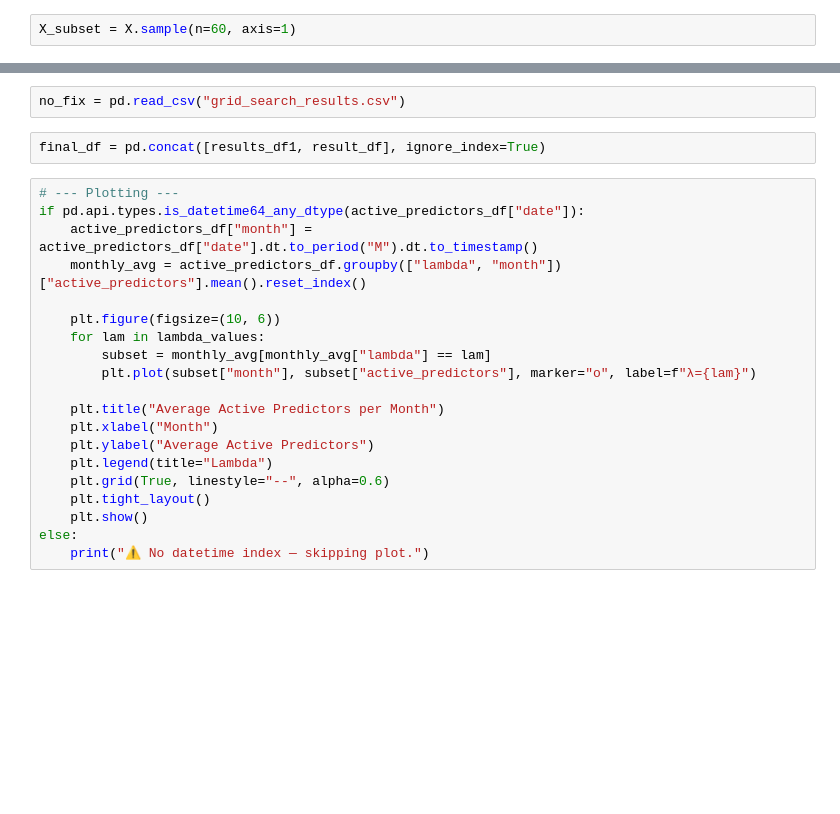
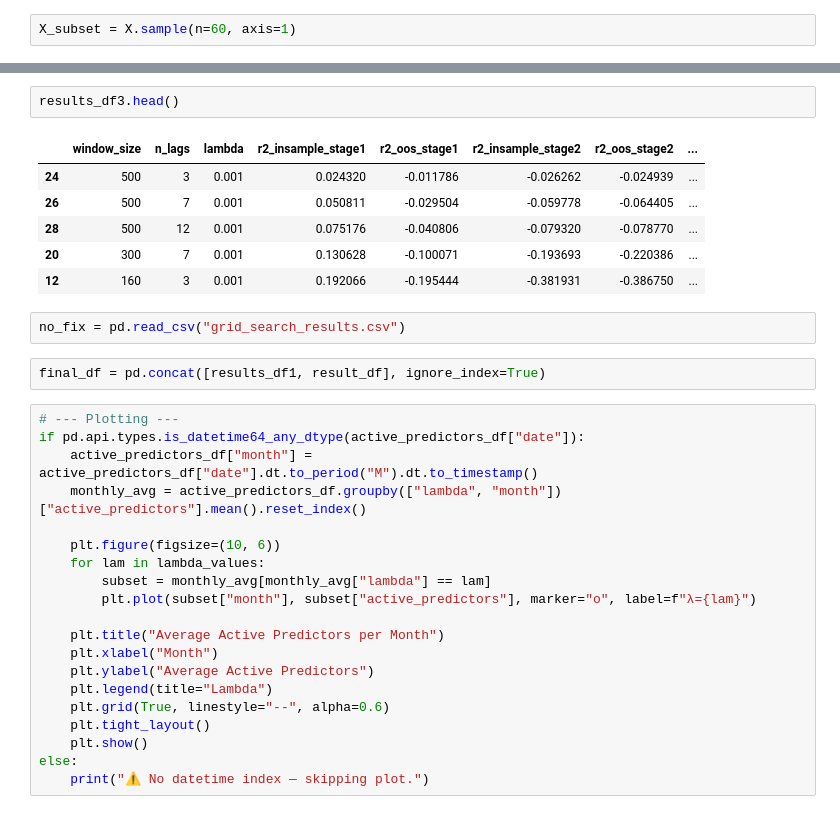
Before and after one commit to TommasoDF/Lasso_paper, a Jupyter notebook: Empirical/scripts/lasso_11_2025/stage1_stage2_routine.ipynb, the cells around one changed output, grey strips where cells are left out. Cells and saved outputs as stored; diff of their text form; blank space fills up the shorter version.

Commit message:
corrected stage2

```diff
--- a/Empirical/scripts/lasso_11_2025/stage1_stage2_routine.ipynb
+++ b/Empirical/scripts/lasso_11_2025/stage1_stage2_routine.ipynb
@@ -231,4 +245,13 @@ Lambda selection: fixed (α=0.0001)
 ... (40 outputs left out)
+# %%
+results_df3.head()
+# %% [output]
+|  | window_size | n_lags | lambda | r2_insample_stage1 | r2_oos_stage1 | r2_insample_stage2 | r2_oos_stage2 | ... |
+| 24 | 500 | 3 | 0.001 | 0.024320 | -0.011786 | -0.026262 | -0.024939 | ... |
+| 26 | 500 | 7 | 0.001 | 0.050811 | -0.029504 | -0.059778 | -0.064405 | ... |
+| 28 | 500 | 12 | 0.001 | 0.075176 | -0.040806 | -0.079320 | -0.078770 | ... |
+| 20 | 300 | 7 | 0.001 | 0.130628 | -0.100071 | -0.193693 | -0.220386 | ... |
+| 12 | 160 | 3 | 0.001 | 0.192066 | -0.195444 | -0.381931 | -0.386750 | ... |
 # %%
 no_fix = pd.read_csv("grid_search_results.csv")
 # %%
```
Also changed, not shown: parts of 2 cells of this notebook, 3 other files.
